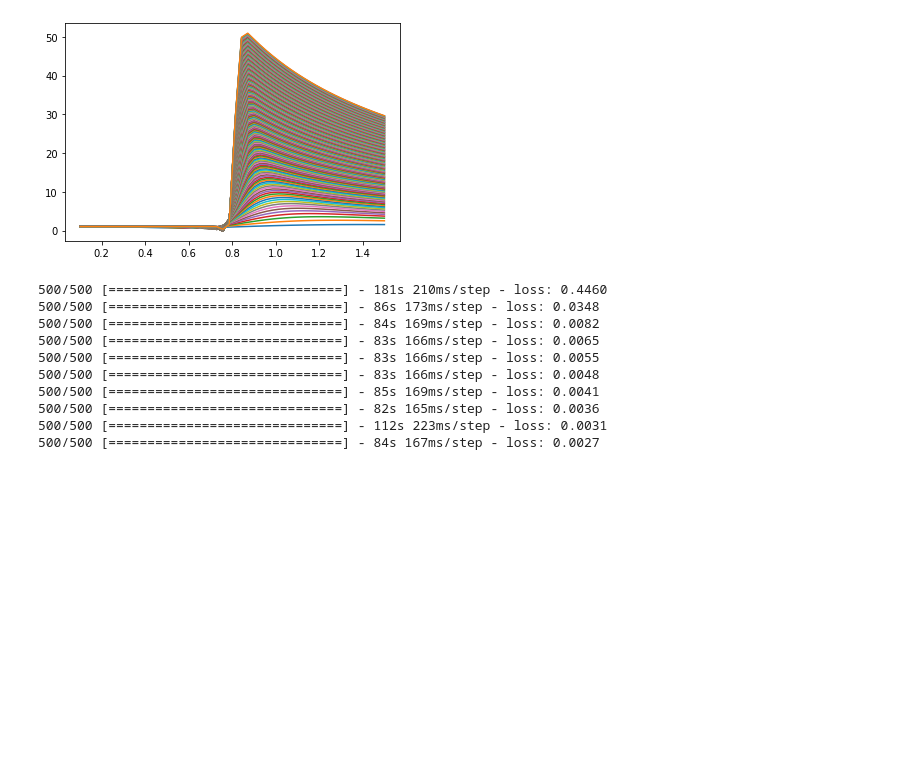
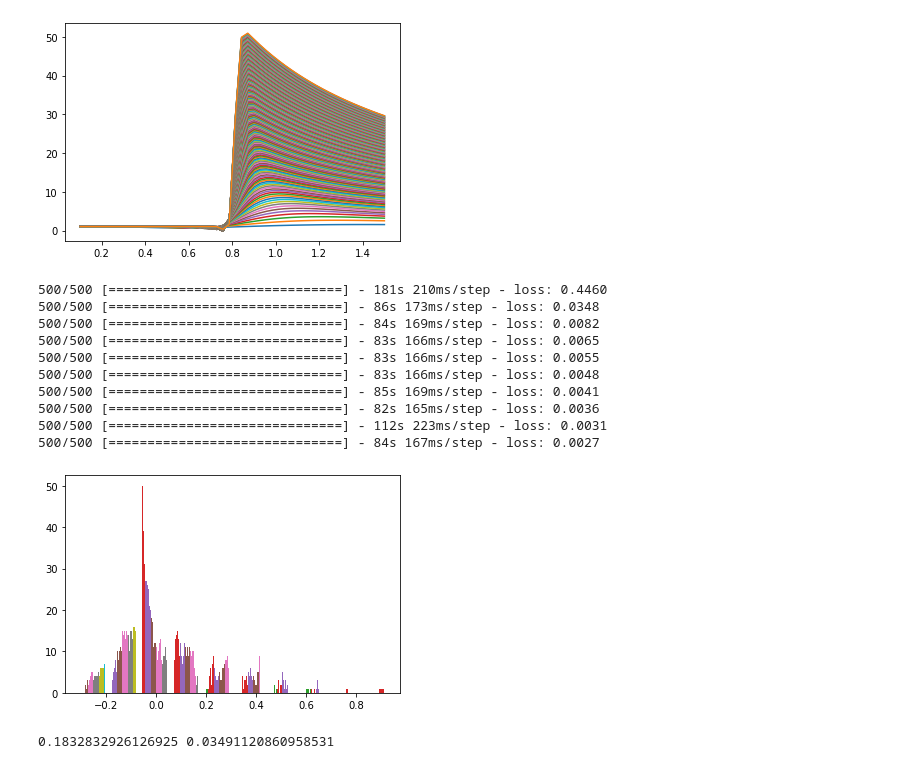
Before and after one commit to moo-337/moo, a Jupyter notebook: docs/get_started.ipynb, the cells around one changed output. Saved outputs shown, nothing was run; the diff lists cells and outputs as text; code cells hidden in the pictures; blank space fills up the shorter version.

```diff
--- a/docs/get_started.ipynb
+++ b/docs/get_started.ipynb
@@ -212,3 +213,22 @@ for i in range(7):
 500/500 [==============================] - 82s 165ms/step - loss: 0.0036
 500/500 [==============================] - 112s 223ms/step - loss: 0.0031
 500/500 [==============================] - 84s 167ms/step - loss: 0.0027
+# %%
+logincrements = xtrain[4:4+N]
+hedge = np.zeros(Ktrain)
+price = S0*np.ones((Ktrain, N))
+
+for k in range(N-1):
+    helper = logincrements[k][:,]
+    helper = helper.transpose()
+    price[:, k+1] = price[:, k]*np.exp(helper)
+    hedge = hedge + ((1+coupon)*conC_delta(price[:,k], strike, T-grid[k+1], sigma) + aonP_delta(price[:,k], strike, T-grid[k+1], sigma)) * (price[:, k+1] - price[:, k])
+
+hedge = hedge - payoff_f(price[:, N-1]) + priceBS
+# %%
+plt.hist(hedge)
+plt.show()
+print(np.std(hedge), np.mean(hedge))
+# %% [output]
+[figure, added]
+0.1832832926126925 0.03491120860958531
```
Also changed, not shown: parts of 11 cells of this notebook.
